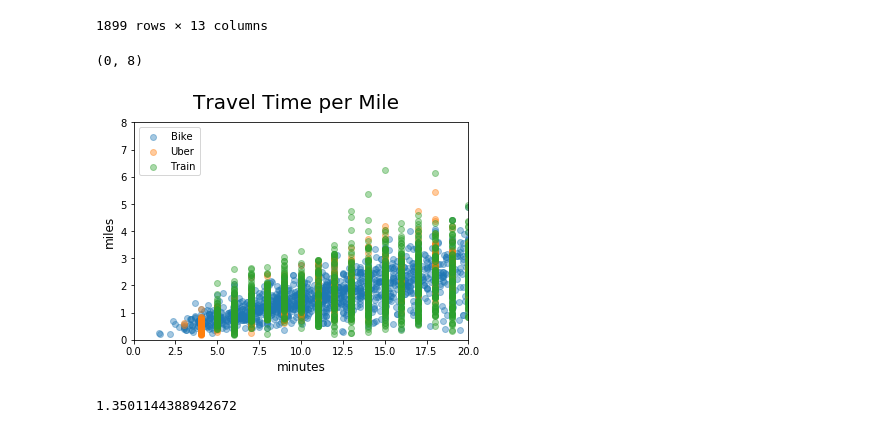
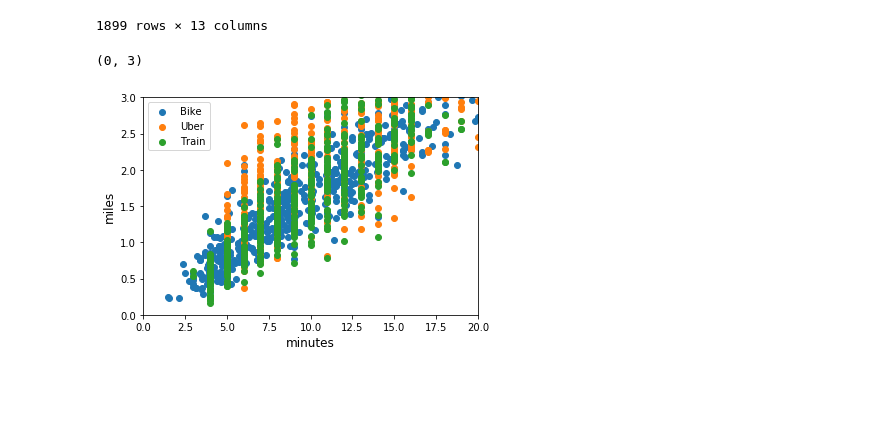
Before and after one commit to joshspicer/london-bike-share-efficiency, a Jupyter notebook: london/london.ipynb, the cells around one changed output. Drawn from its saved outputs; the diff is of its cells as text; code cells hidden in the pictures; blank space fills up the shorter version.

```diff
--- a/london/london.ipynb
+++ b/london/london.ipynb
@@ -678,20 +678,61 @@ mainTestOutputWithUberDF
 # %%
 # Plot the trip distances (miles) vs. time (all three modes)
 
-fig = plt.figure()
-plt.scatter(x = mainTestOutputWithUberDF['bikeMins'],y = mainTestOutputWithUberDF['uberTripDistance'], alpha = 0.4)
-plt.scatter(x = mainTestOutputWithUberDF['uberMins'],y = mainTestOutputWithUberDF['uberTripDistance'], alpha = 0.4)
-plt.scatter(x = mainTestOutputWithUberDF['trainMins'],y = mainTestOutputWithUberDF['uberTripDistance'], alpha = 0.4)
-fig.suptitle('Travel Time per Mile', fontsize=20)
+bikeMinsArr = []
+uberMinsArr = []
+trainMinsArr = []
+
+bikeMinsDist = []
+uberMinsDist = []
+trainMinsDist = []
+
+
+def getMinimum(entry_mt):
+    bikeMins = entry_mt['bikeMins']
+    uberMins = entry_mt['uberMins']
+    trainMins = entry_mt['trainMins']
+    minNum = np.argmin([bikeMins,trainMins,uberMins])
+    if minNum == 0:
+        return (0,bikeMins)
+    if minNum == 1:
+        return (1,trainMins)
+    if minNum == 2:
+        return (2,uberMins)
+
+
+for idx_mt, entry_mt in mainTestOutputWithUberDF.iterrows():
+    minNum = getMinimum(entry_mt)[0]
+    minNumValue = getMinimum(entry_mt)[1]
+    if minNum == 0:
+        bikeMinsArr.append(minNumValue)
+        bikeMinsDist.append(entry_mt["uberTripDistance"])
+    if minNum == 1:
+        uberMinsArr.append(minNumValue)
+        uberMinsDist.append(entry_mt["uberTripDistance"])
+    if minNum == 2:
+        trainMinsArr.append(minNumValue)
+        trainMinsDist.append(entry_mt["uberTripDistance"])
+
+
+# print(bikeMinsDist)
+
+plt.scatter(x = bikeMinsArr,y = bikeMinsDist)
+plt.scatter(x = uberMinsArr,y = uberMinsDist)
+plt.scatter(x = trainMinsArr,y = trainMinsDist)
+
+
+# plt.scatter(x = mainTestOutputWithUberDF['uberMins'],y = mainTestOutputWithUberDF['uberTripDistance'], alpha = 0.4)
+# plt.plot(x = mainTestOutputWithUberDF['trainMins'],y = mainTestOutputWithUberDF['uberTripDistance'], alpha = 0.4)
+# fig.suptitle('Travel Time per Mile', fontsize=20)
 plt.xlabel('minutes', fontsize=12)
 plt.ylabel('miles', fontsize=12)
 plt.legend(["Bike","Uber","Train"])
 # Remove outliers
 plt.xlim(0,20)#minutes
-plt.ylim(0,8) #miles
+plt.ylim(0,3) #miles
 # %% [output]
-(0, 8)
+(0, 3)
-[figure, old version]
+[figure, new version]
 # %%
 bikeGraph = nx.Graph()
 
@@ -725,7 +766,7 @@ for t_id, trip in mainTestOutputWithUberDF.iterrows():
                        weight=trip['uberTripDistance'],
                        bikeMins=trip['bikeMins'],
                        trainMins=trip['trainMins'],
-                       uberMins=trip['uberMins']+2)
+                       uberMins=trip['uberMins'])
 
 
 
@@ -733,8 +774,6 @@ for t_id, trip in mainTestOutputWithUberDF.iterrows():
 #     startLocation = trip['oBike']
 #     endLocation = trip['dBike']
 #     bikeUberGraph.add_node(1, time='5pm')#     tubeGraph.add_edge(startLocation, endLocation)
-# %% [output]
-1.3501144388942672
 # %%
 # This block draws three identical graphs,
 # but for each one only draws the edge if it's the
```
Also changed, not shown: parts of 1 cell of this notebook, 18 other files.
